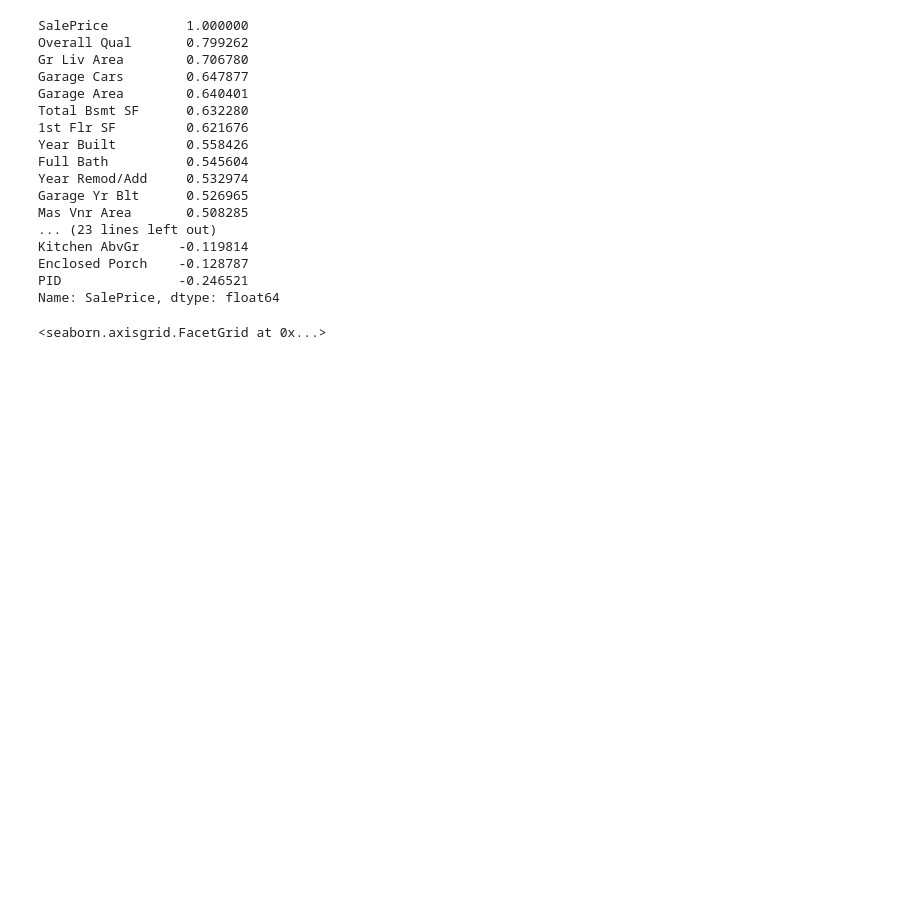
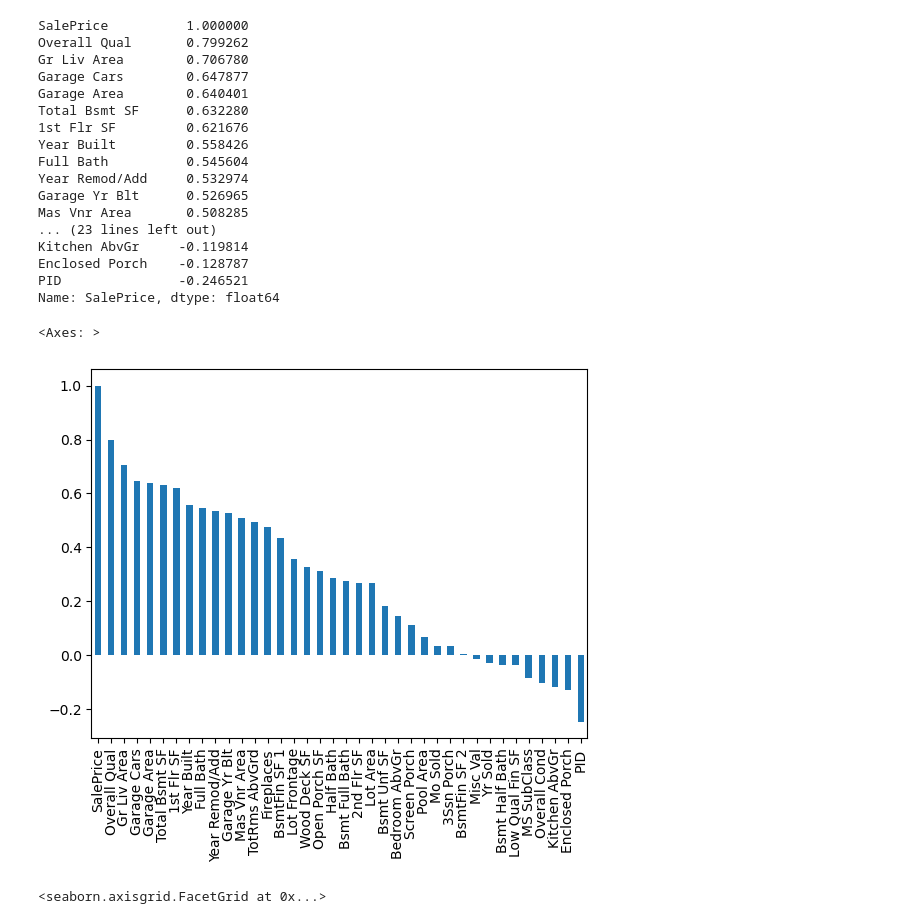
Before and after one commit to Tuchsanai/Machine_Learning, a Jupyter notebook: 02_Intermediate/Week09/01_features Engineer/03-Dealing-with-Outliers.ipynb, the cells around one changed output. Saved outputs shown, nothing was run; the diff lists cells and outputs as text; code cells hidden in the pictures; blank space fills up the shorter version.

```diff
--- a/02_Intermediate/Week09/01_features Engineer/03-Dealing-with-Outliers.ipynb
+++ b/02_Intermediate/Week09/01_features Engineer/03-Dealing-with-Outliers.ipynb
@@ -84,6 +84,11 @@ Kitchen AbvGr     -0.119814
 Enclosed Porch    -0.128787
 PID               -0.246521
 Name: SalePrice, dtype: float64
+# %%
+df.corr()['SalePrice'].sort_values(ascending=False).plot(kind='bar')
+# %% [output]
+<Axes: >
+[figure, added]
 # %%
 sns.displot(df["SalePrice"])
 # %% [output]
```
